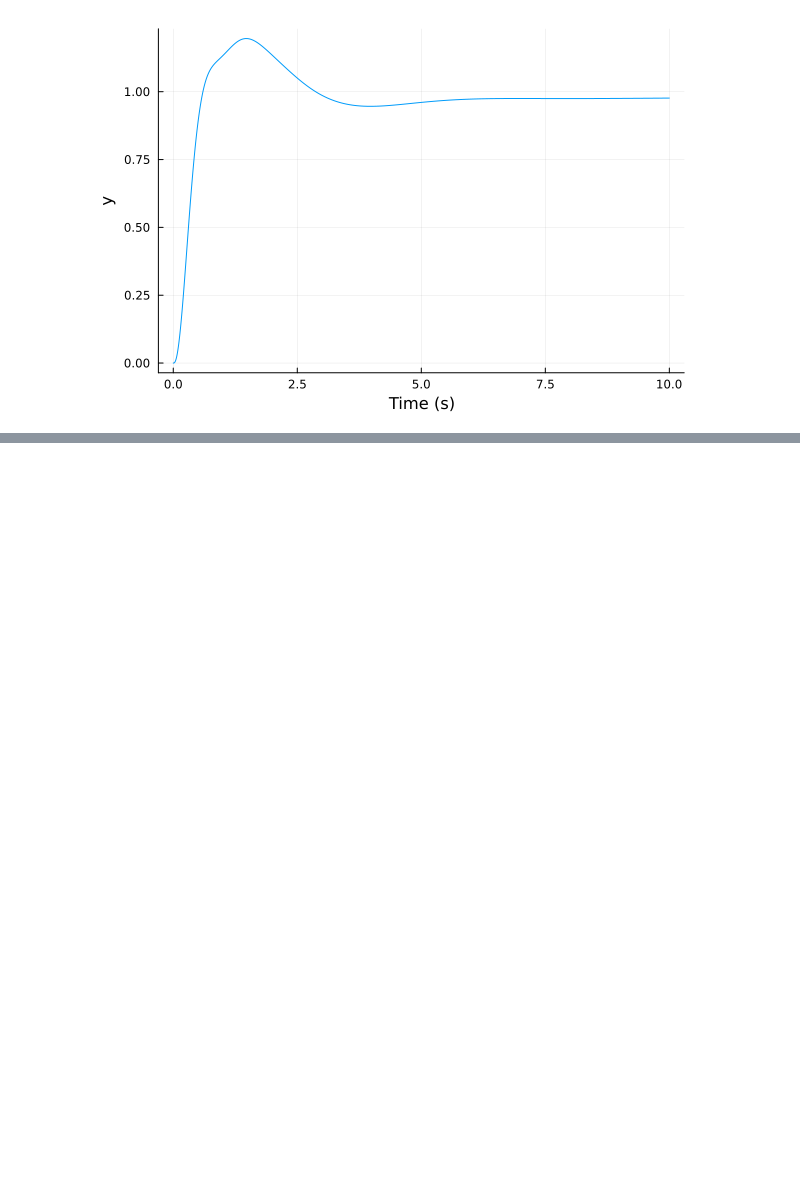
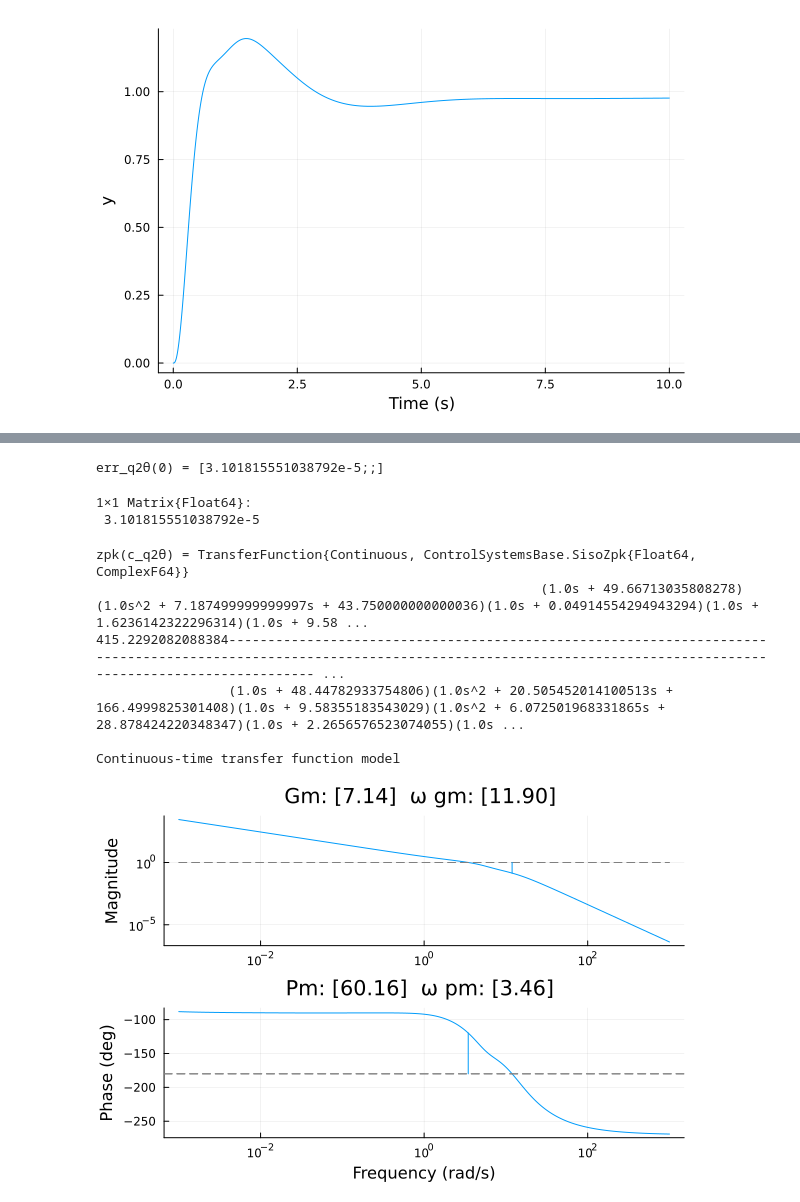
Before and after one commit to e271828e/Flight.jl, a Jupyter notebook: src/aircraft/c172r/design/v2_pitch_cas.ipynb, the cells around one changed output, grey strips where cells are left out. Cells and saved outputs as stored; diff of their text form; code cells hidden in the pictures; blank space fills up the shorter version.

Commit message:
Extending CAS design to theta and phi modes

```diff
--- a/src/aircraft/c172r/design/v2_pitch_cas.ipynb
+++ b/src/aircraft/c172r/design/v2_pitch_cas.ipynb
@@ -204,12 +216,12 @@ Continuous-time state-space model
 # %% [markdown]
 The setpoint vector to be applied to the closed-loop MIMO system is r = [q_cmd, u_t]. The input to the MIMO compensator must be e = [q_err, u_t] = r - f = [q_cmd, u_t] - [q, 0]. So we need a matrix gain that premultiplies the 7-component output vector of long_dyn, and produces a 2-component vector [q, 0]. This will be a 2x7 matrix with all entries set to zero except [1, 1] (the nonzero output goes in the first component, and q is the first element in long_dyn's output vector)
 # %%
-K_select = zeros(2, 7)
-K_select[1,1] = 1
-K_ss = ss(K_select) #creates a ss with no dynamics and K_select as feedthrough
+K_q = zeros(2, 7)
+K_q[1,1] = 1
+K_q_ss = ss(K_q) #creates a ss with no dynamics and K_select as feedthrough
 
 #now create a feedback loop with K in the feedback path
-q_comp_long_dyn_cl = feedback(q_comp_long_dyn, K_ss)
+q_comp_long_dyn_cl = feedback(q_comp_long_dyn, K_q_ss)
 
 #this is similar, but NOT equivalent: it uses unit feedback, which means that
 #the whole 7 component output vector from q_comp_long_dyn is fed back, and then
@@ -286,0 +292,5 @@ step(cl, 10) |> plot
+# %%
+#the previous closed loop MIMO plant with q_cmd as its first input is our
+#starting plant for this design
+q2θ = q_comp_long_dyn_cl[2, 1] #no need to transform to TF first
+@show zpk(q2θ)
@@ -286,0 +310,26 @@ step(cl, 10) |> plot
+# %%
+err_q2θ = 1/(1+tf(q2θ))
+@show err_q2θ(0) #steady state error for a step input
+#we can see this is essentially a type 1 transfer function. we can achieve zero
+#steady state error for a step input just with proportional control
+# %% [output]
+err_q2θ(0) = [3.101815551038792e-5;;]
+1×1 Matrix{Float64}:
+ 3.101815551038792e-5
+# %%
+k_θ = 2.8
+θ_cmp = ss(k_θ)
+
+c_q2θ = series(θ_cmp, q2θ)
+c_q2θ = minreal(c_q2θ, 1e-3)
+@show zpk(c_q2θ)
+
+marginplot(c_q2θ)
+# %% [output]
+zpk(c_q2θ) = TransferFunction{Continuous, ControlSystemsBase.SisoZpk{Float64, ComplexF64}}
+                                                         (1.0s + 49.66713035808278)(1.0s^2 + 7.187499999999997s + 43.750000000000036)(1.0s + 0.04914554294943294)(1.0s + 1.6236142322296314)(1.0s + 9.58 ...
+415.2292082088384--------------------------------------------------------------------------------------------------------------------------------------------------------------------------------------- ...
+                 (1.0s + 48.44782933754806)(1.0s^2 + 20.505452014100513s + 166.4999825301408)(1.0s + 9.58355183543029)(1.0s^2 + 6.072501968331865s + 28.878424220348347)(1.0s + 2.2656576523074055)(1.0s ...
+
+Continuous-time transfer function model
+[figure, added]
```
Also changed, not shown: parts of 11 cells of this notebook, 2 other files.
